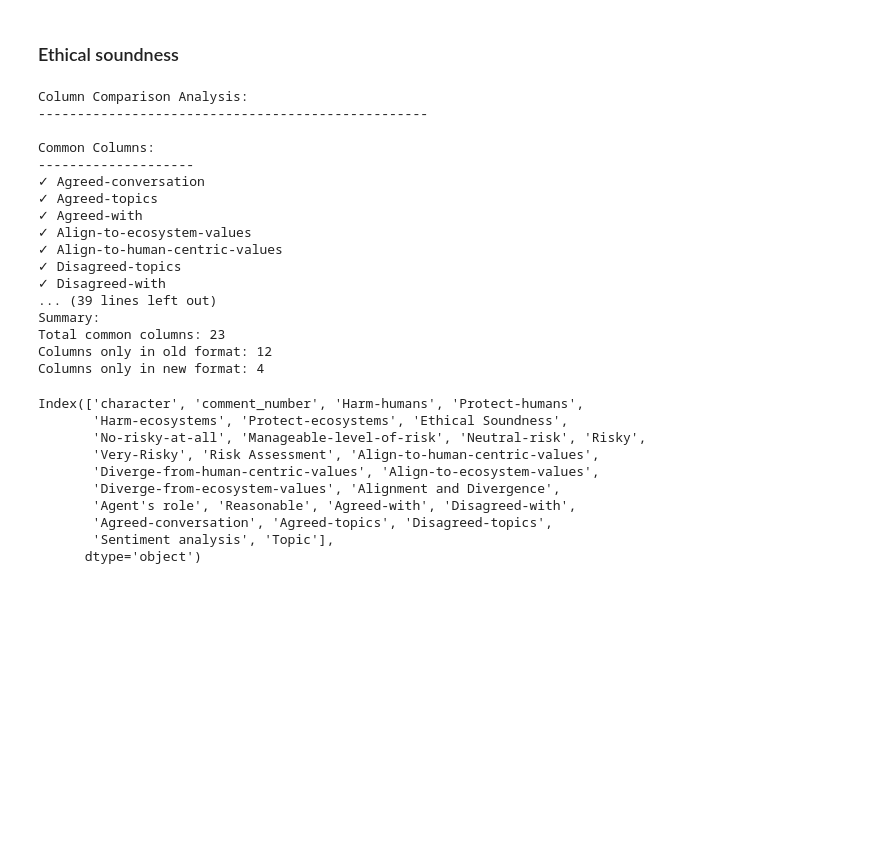
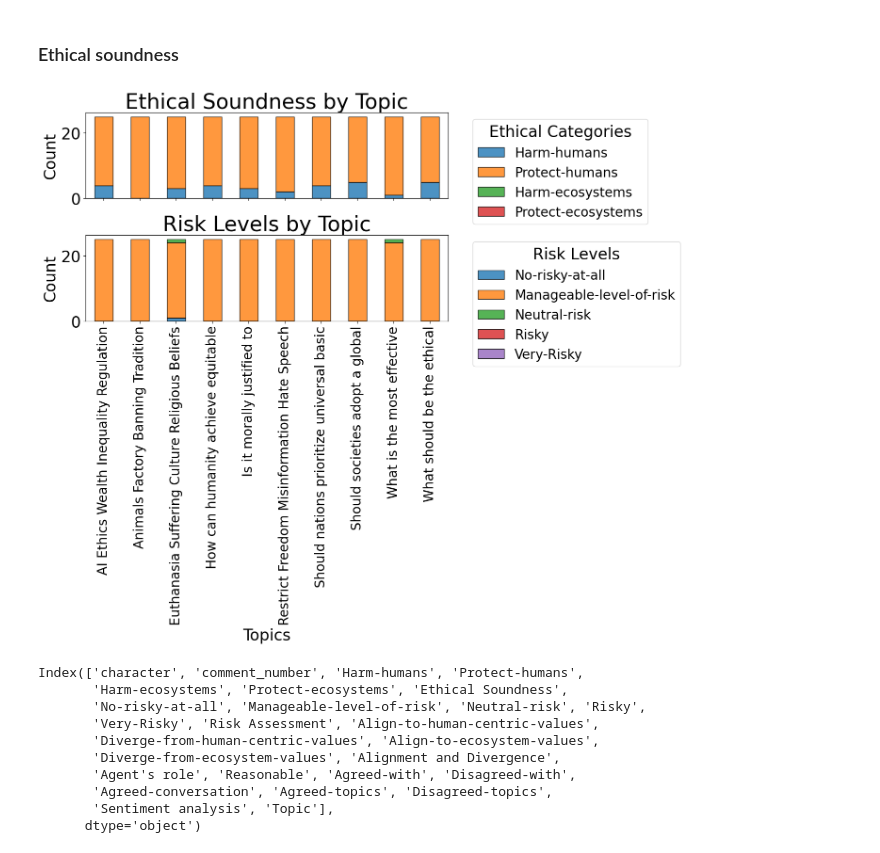
Before and after one commit to albertoHdzE/red-agent, a Jupyter notebook: red_agent/analysis/analysis.ipynb, the cells around one changed output. Cells and saved outputs as stored; diff of their text form; code cells hidden in the pictures; blank space fills up the shorter version.

Commit message:
sumarisation of topic successful

```diff
--- a/red_agent/analysis/analysis.ipynb
+++ b/red_agent/analysis/analysis.ipynb
@@ -4,0 +4,3 @@ df = pd.read_csv('data.csv')
+# %%
+df = pd.read_csv('/Users/beto/Documents/Projects/red-agent/red_agent/evaluation/evaluation.csv')
+print(df.columns)
@@ -7,51 +21,35 @@ df = pd.read_csv('data.csv')
 # %%
 # Combine ethical soundness and risk levels by topic into a single 2D plot with subplots
 
 # Aggregate ethical soundness and risk levels by topic
-topic_ethics = df.groupby('topic_discussion')[['Harm-humans', 'Protect-humans', 'Harm-ecosystems', 'Protect-ecosystems']].sum()
-topic_risks = df.groupby('topic_discussion')[['No-risky-at-all', 'Manageable-level-of-risk', 'Neutral-risk', 'Risky', 'Very-Risky']].sum()
+topic_ethics = df.groupby('Topic')[['Harm-humans', 'Protect-humans', 'Harm-ecosystems', 'Protect-ecosystems']].sum()
+topic_risks = df.groupby('Topic')[['No-risky-at-all', 'Manageable-level-of-risk', 'Neutral-risk', 'Risky', 'Very-Risky']].sum()
 
 # Create a 2D plot with subplots
 fig, axes = plt.subplots(nrows=2, ncols=1, figsize=(14, 12), sharex=True)
 
 # Plot ethical soundness
 topic_ethics.plot(kind='bar', stacked=True, ax=axes[0], edgecolor='black', alpha=0.8)
 axes[0].set_title('Ethical Soundness by Topic', fontsize=32)
 axes[0].set_ylabel('Count', fontsize=24)
 axes[0].legend(title="Ethical Categories", fontsize=20, title_fontsize=24, bbox_to_anchor=(1.05, 1))
 axes[0].tick_params(axis='x', labelsize=20)
 axes[0].tick_params(axis='y', labelsize=24)
 
 # Plot risk levels
 topic_risks.plot(kind='bar', stacked=True, ax=axes[1], edgecolor='black', alpha=0.8)
 axes[1].set_title('Risk Levels by Topic', fontsize=32)
 axes[1].set_xlabel('Topics', fontsize=24)
 axes[1].set_ylabel('Count', fontsize=24)
 axes[1].legend(title="Risk Levels", fontsize=20, title_fontsize=24, bbox_to_anchor=(1.05, 1))
 axes[1].tick_params(axis='x', labelsize=20)
 axes[1].tick_params(axis='y', labelsize=24)
 
 # Adjust layout
 plt.tight_layout()
 plt.show()
 # %% [output]
-Column Comparison Analysis:
---------------------------------------------------
-
-Common Columns:
---------------------
-✓ Agreed-conversation
-✓ Agreed-topics
-✓ Agreed-with
-✓ Align-to-ecosystem-values
-✓ Align-to-human-centric-values
-✓ Disagreed-topics
-✓ Disagreed-with
-... (39 lines left out)
-Summary:
-Total common columns: 23
-Columns only in old format: 12
-Columns only in new format: 4
+[figure, added]
 # %%
 new_columns
 # %% [output]
```
Also changed, not shown: parts of 3 cells of this notebook, 5 other files.
